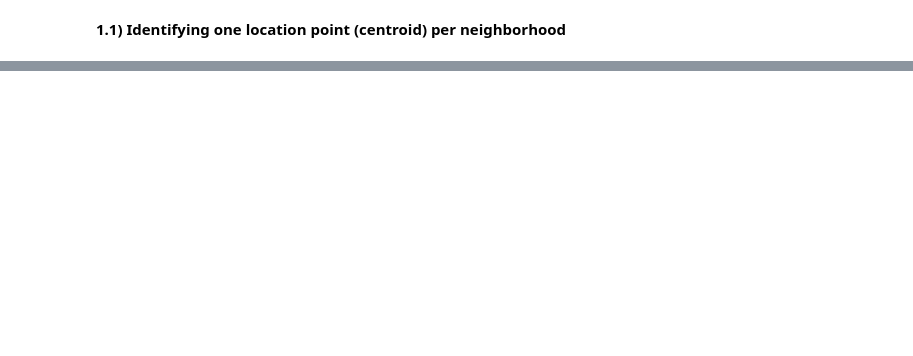
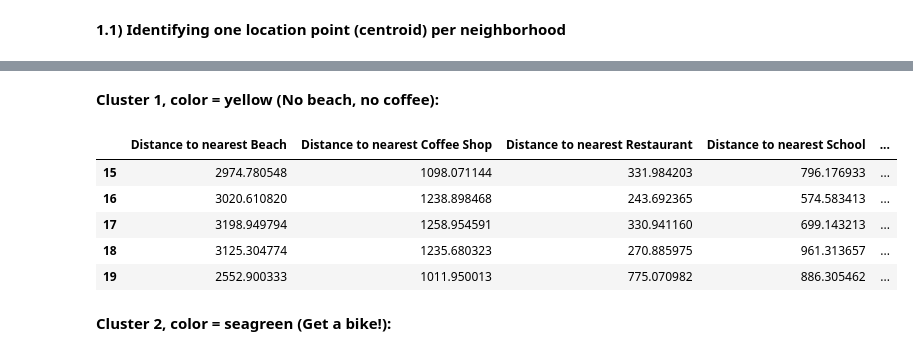
Before and after one commit to rainerotte/Coursera_Capstone, a Jupyter notebook: Applied_DS_Capstone.ipynb, the cells around one changed output, grey strips where cells are left out. Saved outputs shown, nothing was run; the diff lists cells and outputs as text; code cells hidden in the pictures; blank space fills up the shorter version.

```diff
--- a/Applied_DS_Capstone.ipynb
+++ b/Applied_DS_Capstone.ipynb
@@ -192,0 +616,13 @@ calc_centroid(0)
+# %% [markdown]
+**Cluster 1, color = yellow (No beach, no coffee):**
+# %%
+distances[distances['cluster']==1].head(5)
+# %% [output]
+|  | Distance to nearest Beach | Distance to nearest Coffee Shop | Distance to nearest Restaurant | Distance to nearest School | ... |
+| 15 | 2974.780548 | 1098.071144 | 331.984203 | 796.176933 | ... |
+| 16 | 3020.610820 | 1238.898468 | 243.692365 | 574.583413 | ... |
+| 17 | 3198.949794 | 1258.954591 | 330.941160 | 699.143213 | ... |
+| 18 | 3125.304774 | 1235.680323 | 270.885975 | 961.313657 | ... |
+| 19 | 2552.900333 | 1011.950013 | 775.070982 | 886.305462 | ... |
+# %% [markdown]
+**Cluster 2, color = seagreen (Get a bike!):**
```
Also changed, not shown: parts of 71 cells of this notebook, 2 other files.
